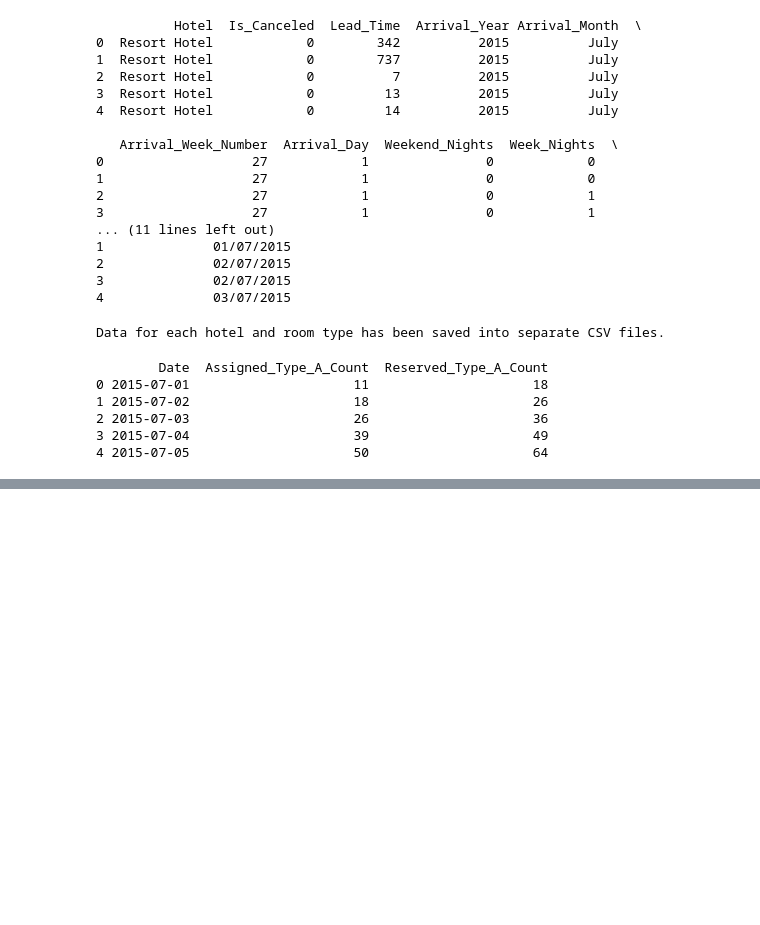
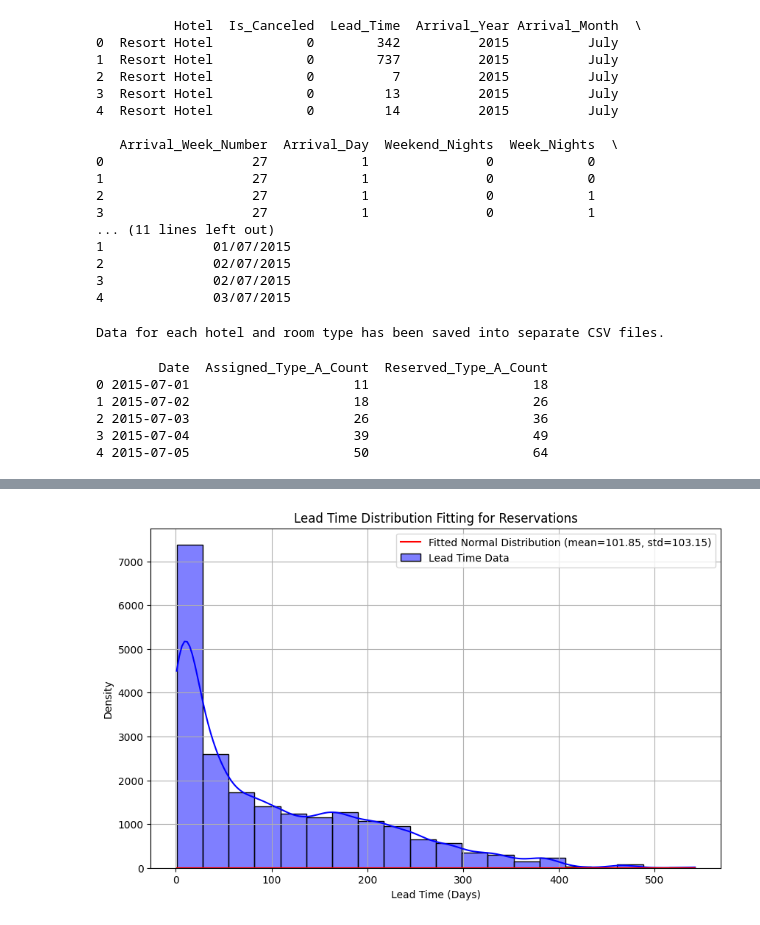
Before and after one commit to Archer222arc/overbooking, a Jupyter notebook: real_data.ipynb, the cells around one changed output, grey strips where cells are left out. Drawn from its saved outputs; the diff is of its cells as text; code cells hidden in the pictures; blank space fills up the shorter version.

Commit message:
real data

```diff
--- a/real_data.ipynb
+++ b/real_data.ipynb
@@ -168,0 +236,81 @@ print(reservation_dtype_all.head())
+# %%
+import numpy as np
+import pandas as pd
+import scipy.stats as stats
+import matplotlib.pyplot as plt
+import seaborn as sns
+
+# Load the reservation flow data
+reservation_data = pd.read_csv('type_a_reservations_summary_with_cancel_info_dates.csv')
+
+# Convert date columns to datetime format for accurate operations
+reservation_data['Reservation Day'] = pd.to_datetime(reservation_data['Reservation Day'])
+reservation_data['Check-in Day'] = pd.to_datetime(reservation_data['Check-in Day'])
+reservation_data['Cancel_Date'] = pd.to_datetime(reservation_data['Cancel_Date'])
+
+# Filter out only reservations (exclude walk-ins)
+reservations_only = reservation_data[reservation_data['Type_Marked'] == 'Reservation']
+
+# Fit reservation arrival flow (Lead Time Distribution)
+lead_times = reservations_only['Lead_Time'].dropna()
+lead_time_mean, lead_time_std = stats.norm.fit(lead_times)
+
+# Plot the lead time distribution and fitted normal distribution
+plt.figure(figsize=(10, 6))
+sns.histplot(lead_times, bins=20, kde=True, color='blue', label='Lead Time Data')
+x_vals = np.linspace(lead_times.min(), lead_times.max(), 100)
+pdf_vals = stats.norm.pdf(x_vals, lead_time_mean, lead_time_std)
+plt.plot(x_vals, pdf_vals, color='red', label=f'Fitted Normal Distribution (mean={lead_time_mean:.2f}, std={lead_time_std:.2f})')
+plt.xlabel('Lead Time (Days)')
+plt.ylabel('Density')
+plt.title('Lead Time Distribution Fitting for Reservations')
+plt.legend()
+plt.grid()
+plt.show()
+
+# Fit occupancy duration distribution for both reservations and walk-ins (exclude those with occupancy duration of 0)
+occupancy_durations = reservation_data['Occupancy_duration'].dropna()
+occupancy_durations_filtered = occupancy_durations[occupancy_durations > 0]
+
+# Estimate parameter q of geometric distribution (mean duration = 1 / q)
+mean_duration_filtered = occupancy_durations_filtered.mean()
+q_filtered = 1 / mean_duration_filtered
+
+# Plot the filtered occupancy duration and fitted geometric distribution
+plt.figure(figsize=(10, 6))
+sns.histplot(occupancy_durations_filtered, bins=20, kde=False, color='green', label='Occupancy Duration Data (Filtered)')
+x_vals = np.arange(occupancy_durations_filtered.min(), occupancy_durations_filtered.max() + 1)
+pmf_vals = stats.geom.pmf(x_vals - 1, q_filtered)
+plt.plot(x_vals, pmf_vals * len(occupancy_durations_filtered), color='red', label=f'Fitted Geometric Distribution (q={q_filtered:.2f})')
+plt.xlabel('Occupancy Duration (Days)')
+plt.ylabel('Count')
+plt.title('Occupancy Duration Distribution Fitting (Filtered)')
+plt.legend()
+plt.grid()
+plt.show()
+
+# Fit cancellation flow (Time Interval Between Reservation and Cancellation)
+cancellation_data = reservations_only[reservations_only['Decision'] == 0]
+cancellation_intervals = (cancellation_data['Cancel_Date'] - cancellation_data['Reservation Day']).dt.days.dropna()
+cancellation_mean, cancellation_std = stats.norm.fit(cancellation_intervals)
+
+# Plot the cancellation intervals and fitted normal distribution
+plt.figure(figsize=(10, 6))
+sns.histplot(cancellation_intervals, bins=20, kde=True, color='purple', label='Cancellation Interval Data')
+x_vals = np.linspace(cancellation_intervals.min(), cancellation_intervals.max(), 100)
+pdf_vals = stats.norm.pdf(x_vals, cancellation_mean, cancellation_std)
+plt.plot(x_vals, pdf_vals, color='red', label=f'Fitted Normal Distribution (mean={cancellation_mean:.2f}, std={cancellation_std:.2f})')
+plt.xlabel('Time Interval Between Reservation and Cancellation (Days)')
+plt.ylabel('Density')
+plt.title('Cancellation Interval Distribution Fitting')
+plt.legend()
+plt.grid()
+plt.show()
+
+# Summary of fitted distributions
+print("Fitted Distribution Summary:")
+print(f"Lead Time: Normal Distribution (mean={lead_time_mean:.2f}, std={lead_time_std:.2f})")
+print(f"Occupancy Duration: Geometric Distribution (q={q_filtered:.2f})")
+print(f"Cancellation Interval: Normal Distribution (mean={cancellation_mean:.2f}, std={cancellation_std:.2f})")
+# %% [output]
+[figure, added]
```
Also changed, not shown: parts of 4 cells of this notebook, 8 other files.
